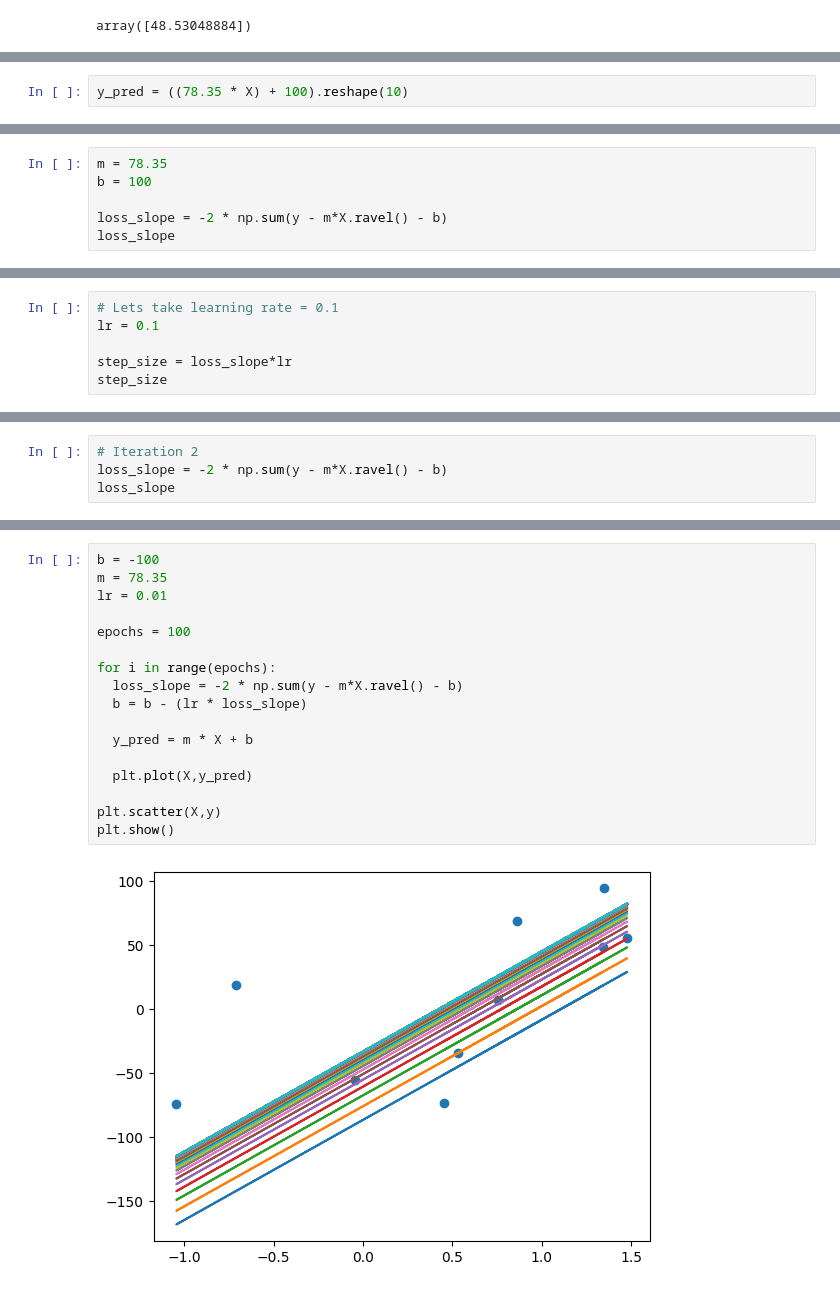
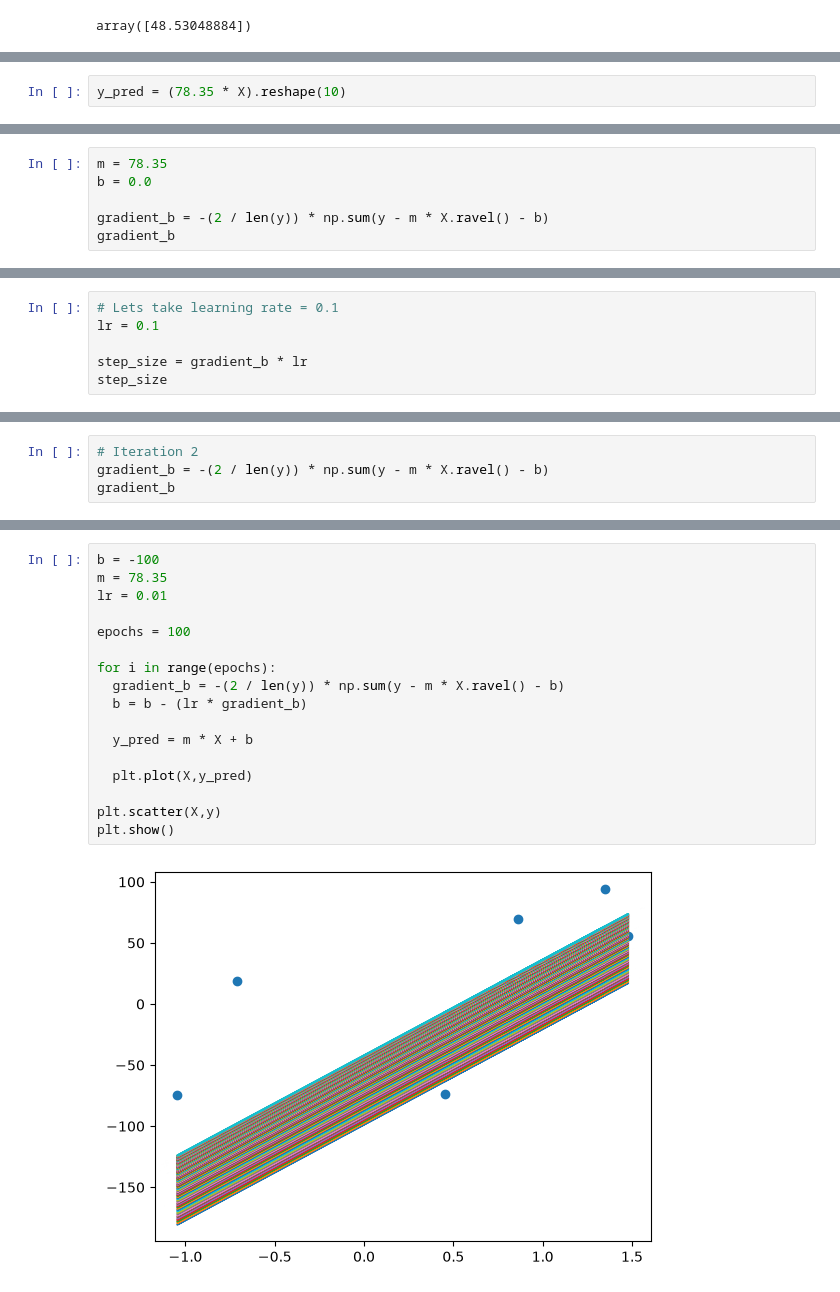
Before and after one commit to UdaySharmaGitHub/Machine-Learning-tutorials, a Jupyter notebook: 03 Gradient Descent/01 Gradient Descent end-to-end From Sractch/01_Gradient_descent_step_by_step.ipynb, the cells around one changed output, grey strips where cells are left out. Drawn from its saved outputs; the diff is of its cells as text.

Commit message:
updating the Gradient Descent Documentation

```diff
--- a/03 Gradient Descent/01 Gradient Descent end-to-end From Sractch/01_Gradient_descent_step_by_step.ipynb
+++ b/03 Gradient Descent/01 Gradient Descent end-to-end From Sractch/01_Gradient_descent_step_by_step.ipynb
@@ -38,2 +205,2 @@ plt.plot(X,reg.predict(X),color='red')
 # %%
-y_pred = ((78.35 * X) + 100).reshape(10)
+y_pred = (78.35 * X).reshape(10)
@@ -48,7 +223,7 @@ plt.show()
 # %%
 m = 78.35
-b = 100
+b = 0.0
 
-loss_slope = -2 * np.sum(y - m*X.ravel() - b)
-loss_slope
+gradient_b = -(2 / len(y)) * np.sum(y - m * X.ravel() - b)
+gradient_b
 # %% [output]
@@ -57,6 +236,6 @@ loss_slope
 # Lets take learning rate = 0.1
 lr = 0.1
 
-step_size = loss_slope*lr
+step_size = gradient_b * lr
 step_size
 # %% [output]
@@ -81,5 +272,5 @@ plt.show()
 # %%
 # Iteration 2
-loss_slope = -2 * np.sum(y - m*X.ravel() - b)
-loss_slope
+gradient_b = -(2 / len(y)) * np.sum(y - m * X.ravel() - b)
+gradient_b
 # %% [output]
@@ -112,19 +318,19 @@ plt.show()
 # %%
 b = -100
 m = 78.35
 lr = 0.01
 
 epochs = 100
 
 for i in range(epochs):
-  loss_slope = -2 * np.sum(y - m*X.ravel() - b)
-  b = b - (lr * loss_slope)
+  gradient_b = -(2 / len(y)) * np.sum(y - m * X.ravel() - b)
+  b = b - (lr * gradient_b)
 
   y_pred = m * X + b
 
   plt.plot(X,y_pred)
 
 plt.scatter(X,y)
 plt.show()
 # %% [output]
-[figure, old version]
+[figure, new version]
```
Also changed, not shown: parts of 34 cells of this notebook, 11 other files.
